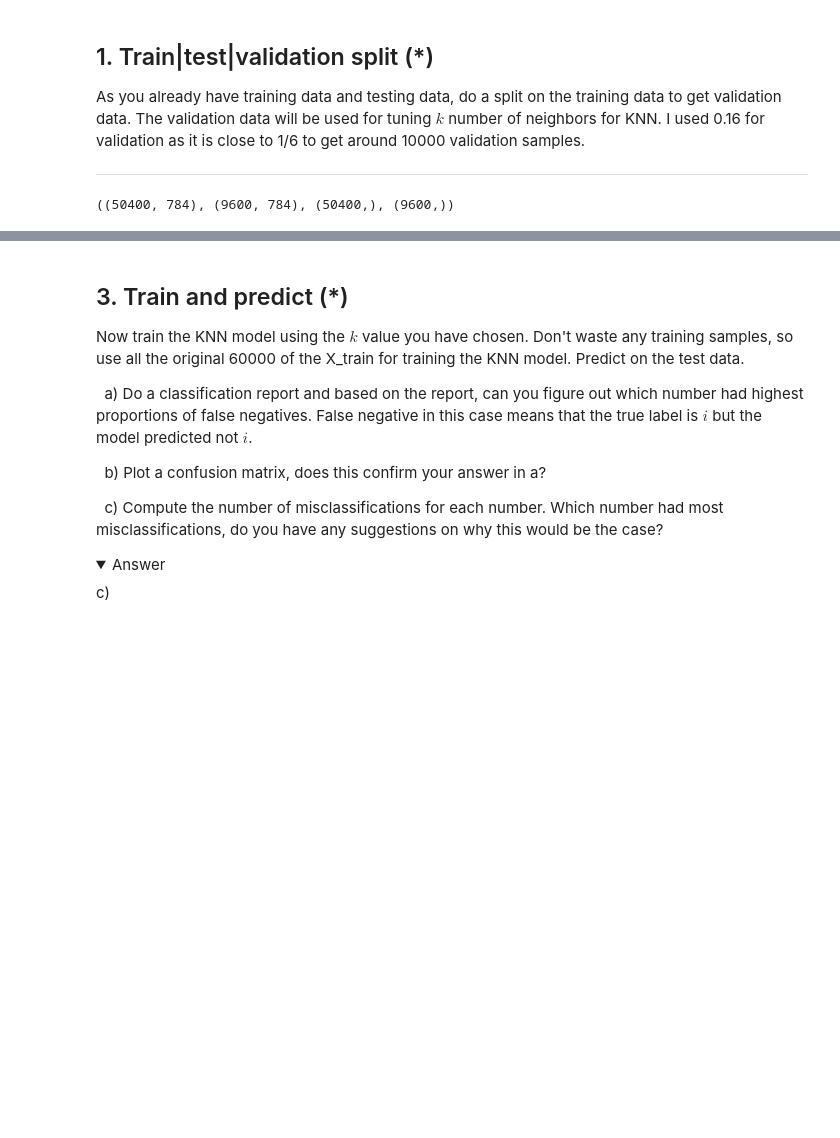
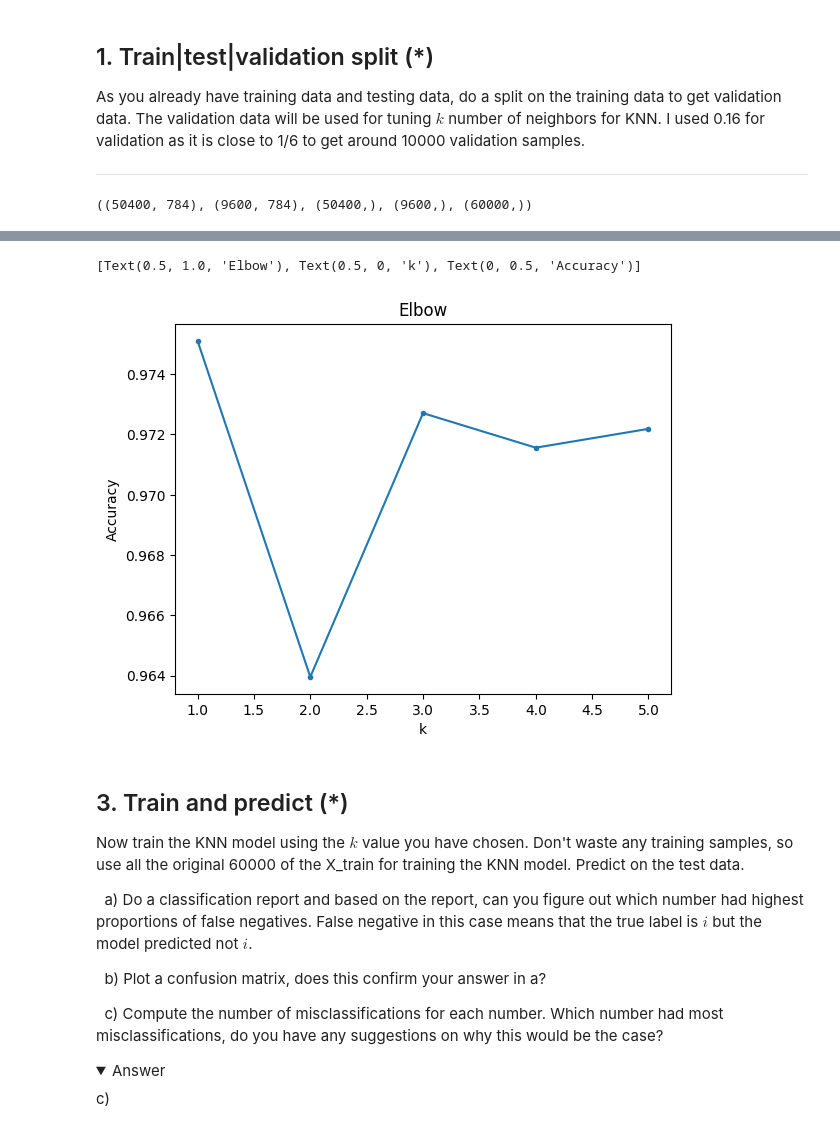
Before and after one commit to MrEcE0046/Machine-Learning, a Jupyter notebook: EX/E03_KNN.ipynb, the cells around one changed output, grey strips where cells are left out. Cells and saved outputs as stored; diff of their text form; code cells hidden in the pictures; folded sections open; blank space fills up the shorter version.

```diff
--- a/EX/E03_KNN.ipynb
+++ b/EX/E03_KNN.ipynb
@@ -104,11 +104,11 @@ As you already have training data and testing data, do a split on the training d
 # %%
 from sklearn.model_selection import train_test_split
 
-X_train, X_val, y_train, y_val = train_test_split(X_train_2d, y_train, test_size=0.16, random_state=42)
-
-X_train.shape, X_val.shape, y_train.shape, y_val.shape
+X_trainSplit, X_val, y_trainSplit, y_val = train_test_split(X_train_2d, y_train, test_size=0.16, random_state=42)
+X_trainSplit.shape, X_val.shape, y_trainSplit.shape, y_val.shape, y_train.shape
+# Splitade upp x, y train till train, validation.
 # %% [output]
-((50400, 784), (9600, 784), (50400,), (9600,))
+((50400, 784), (9600, 784), (50400,), (9600,), (60000,))
 # %% [markdown]
 ## 2. Hyperparameter tuning (*)
 
@@ -123,6 +123,35 @@ Train the models for a set of $k$-values using the training data and make predic
 </details>
 
 ---
+# %%
+from sklearn.preprocessing import MinMaxScaler
+from sklearn.metrics import accuracy_score
+from sklearn.neighbors import KNeighborsClassifier
+from sklearn.linear_model import LogisticRegression
+from sklearn.metrics import classification_report
+
+# scaler = MinMaxScaler()
+
+# scale_X_train = scaler.fit_transform(X_trainSplit)
+# scale_X_val = scaler.transform(X_val)
+
+knn_values = range(1, 6)
+val_accuracy = []
+
+for i in knn_values:
+    model_KNN = KNeighborsClassifier(n_neighbors=i)
+    model_KNN.fit(X_trainSplit, y_trainSplit)
+    y_pred = model_KNN.predict(X_val)
+    accuracy = accuracy_score(y_val, y_pred)
+    val_accuracy.append(accuracy)
+
+fig, ax = plt.figure(), plt.axes()
+
+ax.plot(knn_values, val_accuracy, ".-")
+ax.set(title="Elbow", xlabel="k", ylabel="Accuracy")
+# %% [output]
+[Text(0.5, 1.0, 'Elbow'), Text(0.5, 0, 'k'), Text(0, 0.5, 'Accuracy')]
+[figure, added]
 # %% [markdown]
 ## 3. Train and predict (*)
 
```
Also changed, not shown: parts of 145 cells of this notebook, 4 other files.
